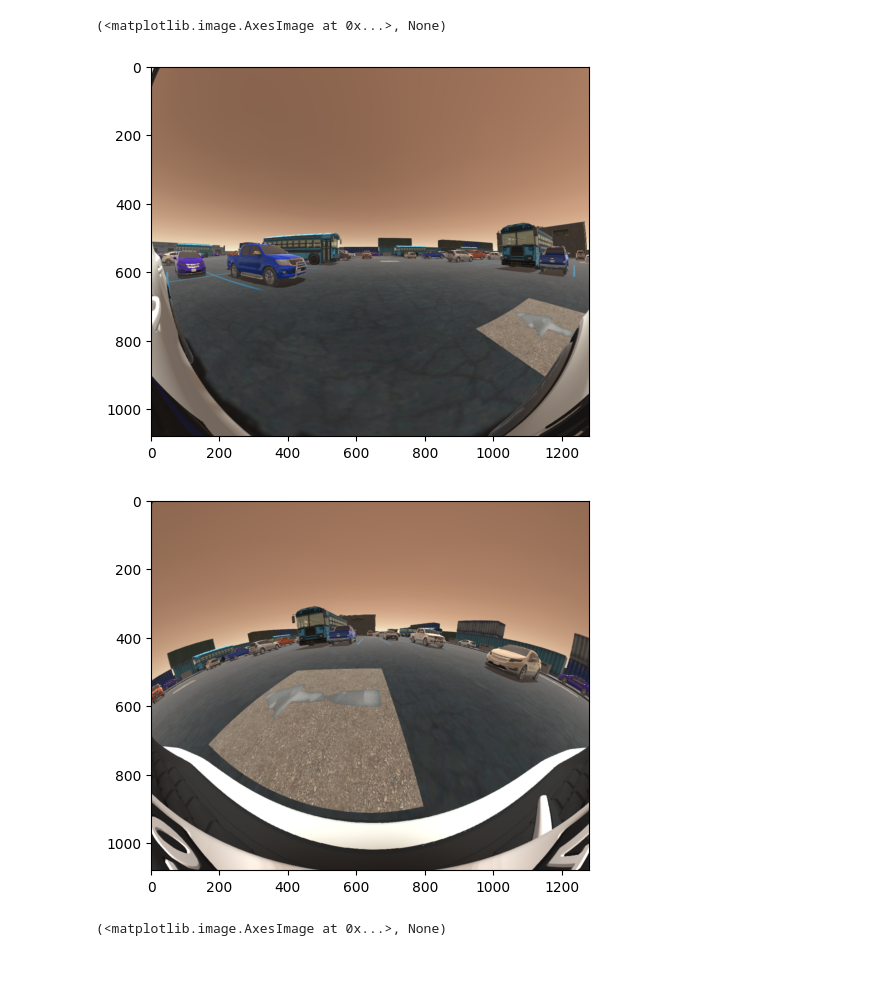
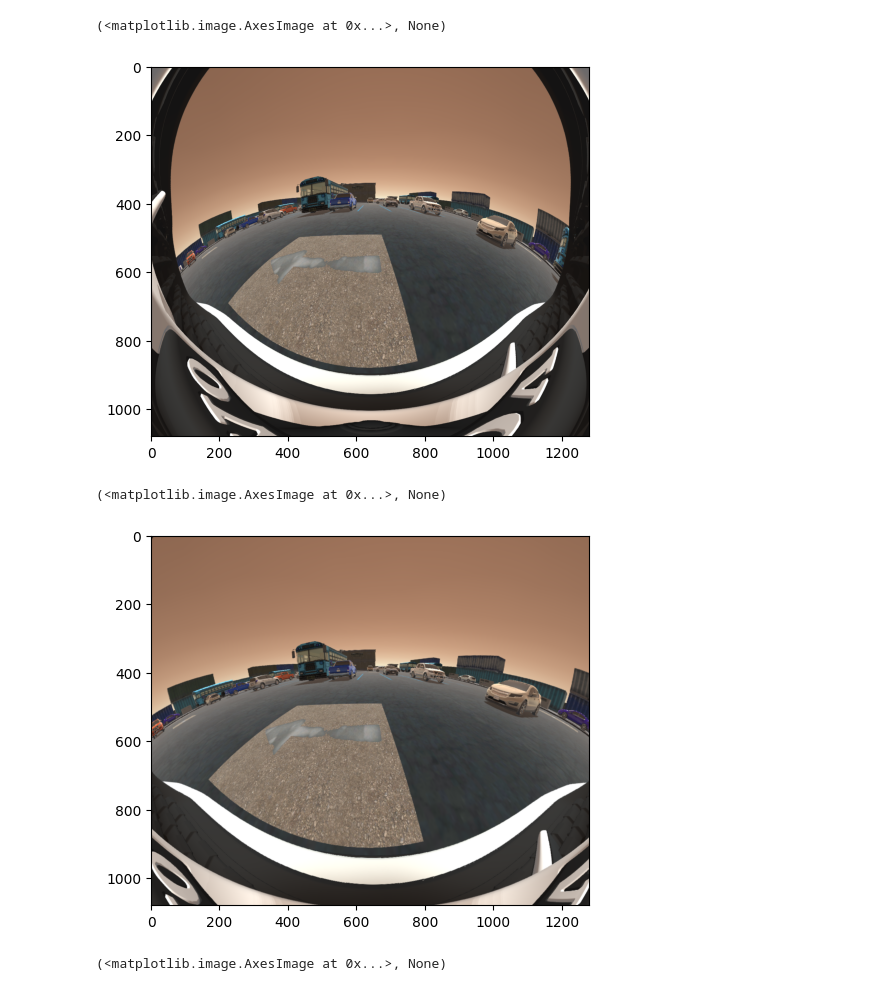
Before and after one commit to wuyasan/CVFinalProject, a Jupyter notebook: notebooks/fisheye_bev.ipynb, the cells around one changed output. Saved outputs shown, nothing was run; the diff lists cells and outputs as text; code cells hidden in the pictures.

```diff
--- a/notebooks/fisheye_bev.ipynb
+++ b/notebooks/fisheye_bev.ipynb
@@ -32,13 +32,18 @@ plt.imshow(exec_path_img), plt.show()
 # %%
 image1 = cv2.imread('../data/fisheye/left_851.png')
 image2 = cv2.imread('../data/fisheye/front_851.png')
 image3 = cv2.imread('../data/fisheye/right_851.png')
 image4 = cv2.imread('../data/fisheye/rear_851.png')
 
 gray1 = cv2.cvtColor(image1, cv2.COLOR_BGR2GRAY)
 gray2 = cv2.cvtColor(image2, cv2.COLOR_BGR2GRAY)
 gray3 = cv2.cvtColor(image3, cv2.COLOR_BGR2GRAY)
 gray4 = cv2.cvtColor(image4, cv2.COLOR_BGR2GRAY)
+
+plt.imshow(image2), plt.show()
+# %% [output]
+[figure, added]
+(<matplotlib.image.AxesImage at 0x...>, None)
 # %%
 # Camera matrix (intrinsic parameters)
 K_data = [-659.9565405462982, 2.8848508379788056, 634.6329612029243, 0.0, 625.1032520893773, 544.7433055928482, 0., 0., 1.]
@@ -53,11 +58,10 @@ rectilinear_img2 = cv2.undistort(image2, K, D) # FRONT
 rectilinear_img3 = cv2.undistort(image3, K, D) # RIGHT
 rectilinear_img4 = cv2.undistort(image4, K, D) # REAR
 
-plt.imshow(rectilinear_img), plt.show()
+# plt.imshow(rectilinear_img), plt.show()
 plt.imshow(rectilinear_img2), plt.show()
 # %% [output]
-[figure, old version]
+[figure, new version]
-[figure, removed]
 (<matplotlib.image.AxesImage at 0x...>, None)
 # %%
 height, width = image2.shape[:2]
```
Also changed, not shown: parts of 7 cells of this notebook.
